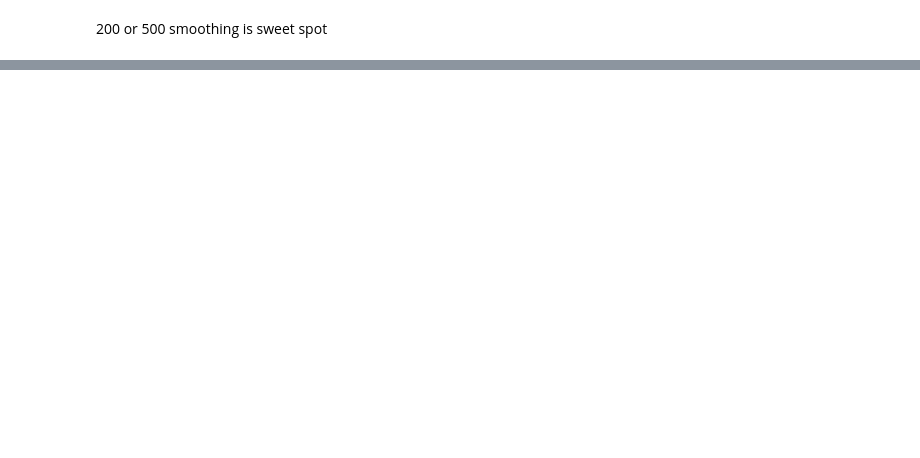
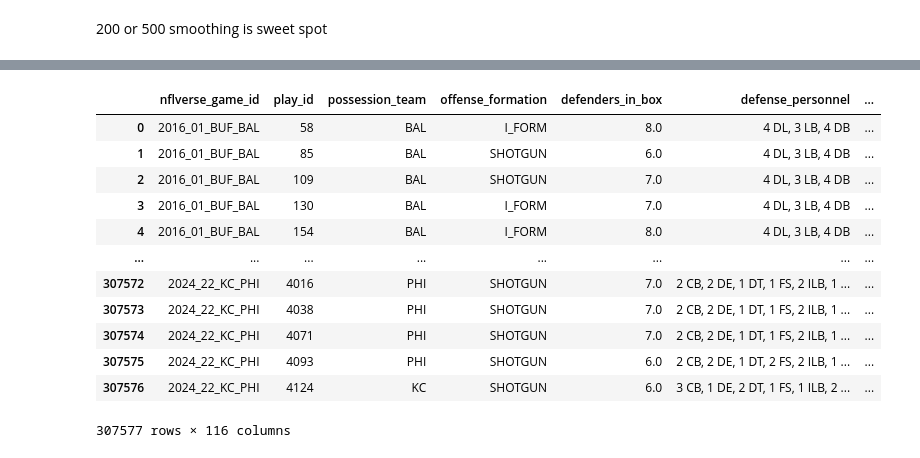
Before and after one commit to colin-seiler/NFL_SuccessWatch, a Jupyter notebook: notebooks/eda3.ipynb, the cells around one changed output, grey strips where cells are left out. Drawn from its saved outputs; the diff is of its cells as text; code cells hidden in the pictures; blank space fills up the shorter version.

```diff
--- a/notebooks/eda3.ipynb
+++ b/notebooks/eda3.ipynb
@@ -475,0 +529,2 @@ weighted avg       0.57      0.57      0.57      6671
+# %%
+df = pd.read_csv('data/interim/pbp/featured_11_11.csv')
@@ -475,0 +551,16 @@ weighted avg       0.57      0.57      0.57      6671
+# %%
+df
+# %% [output]
+|  | nflverse_game_id | play_id | possession_team | offense_formation | defenders_in_box | defense_personnel | ... |
+| 0 | 2016_01_BUF_BAL | 58 | BAL | I_FORM | 8.0 | 4 DL, 3 LB, 4 DB | ... |
+| 1 | 2016_01_BUF_BAL | 85 | BAL | SHOTGUN | 6.0 | 4 DL, 3 LB, 4 DB | ... |
+| 2 | 2016_01_BUF_BAL | 109 | BAL | SHOTGUN | 7.0 | 4 DL, 3 LB, 4 DB | ... |
+| 3 | 2016_01_BUF_BAL | 130 | BAL | I_FORM | 7.0 | 4 DL, 3 LB, 4 DB | ... |
+| 4 | 2016_01_BUF_BAL | 154 | BAL | I_FORM | 8.0 | 4 DL, 3 LB, 4 DB | ... |
+| ... | ... | ... | ... | ... | ... | ... | ... |
+| 307572 | 2024_22_KC_PHI | 4016 | PHI | SHOTGUN | 7.0 | 2 CB, 2 DE, 1 DT, 1 FS, 2 ILB, 1 ... | ... |
+| 307573 | 2024_22_KC_PHI | 4038 | PHI | SHOTGUN | 7.0 | 2 CB, 2 DE, 1 DT, 1 FS, 2 ILB, 1 ... | ... |
+| 307574 | 2024_22_KC_PHI | 4071 | PHI | SHOTGUN | 7.0 | 2 CB, 2 DE, 1 DT, 1 FS, 2 ILB, 1 ... | ... |
+| 307575 | 2024_22_KC_PHI | 4093 | PHI | SHOTGUN | 6.0 | 2 CB, 2 DE, 1 DT, 2 FS, 2 ILB, 1 ... | ... |
+| 307576 | 2024_22_KC_PHI | 4124 | KC | SHOTGUN | 6.0 | 3 CB, 1 DE, 2 DT, 1 FS, 1 ILB, 2 ... | ... |
+307577 rows × 116 columns
```
Also changed, not shown: parts of 9 cells of this notebook.
